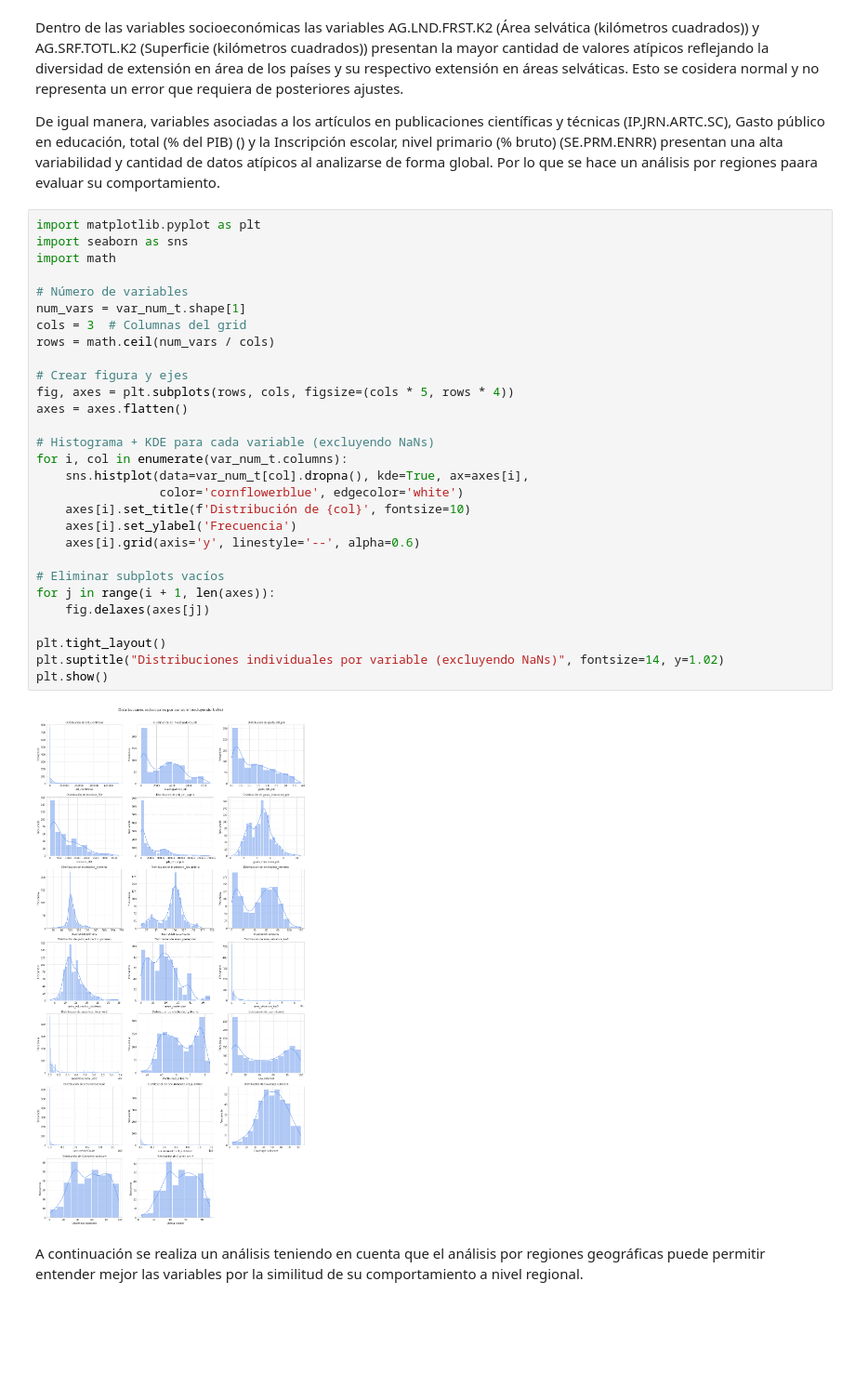
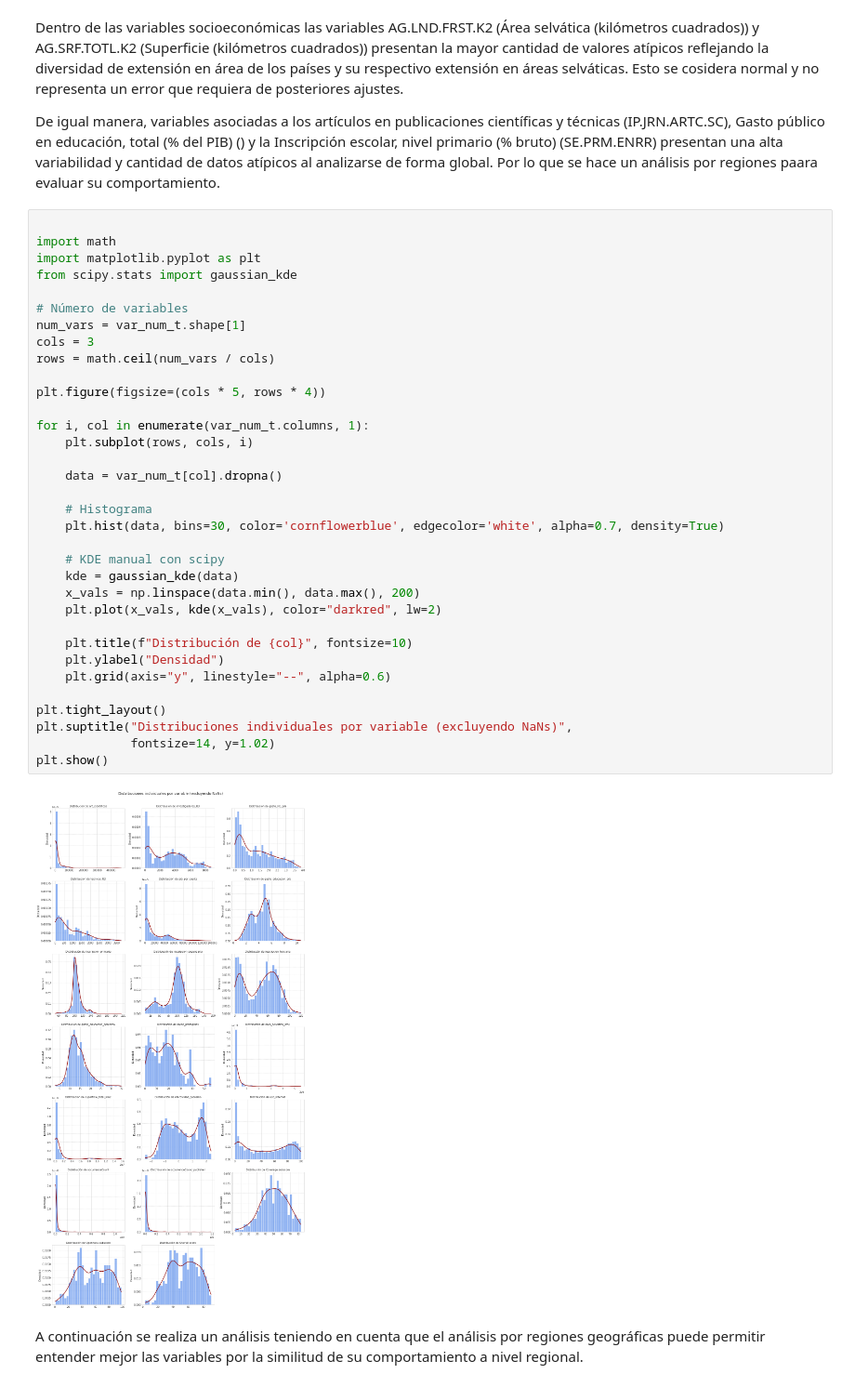
Before and after one commit to rortizgeo/Maestria_CD_Proyecto-Aplicado, a Jupyter notebook: PA_dataAnalysis.ipynb, the cells around one changed output. Shown at 93% size. Saved outputs shown, nothing was run; the diff lists cells and outputs as text; blank space fills up the shorter version.

Commit message:
Ajustes generales en nombres de variables y archivo final para modelar

```diff
--- a/PA_dataAnalysis.ipynb
+++ b/PA_dataAnalysis.ipynb
@@ -761,36 +770,41 @@ Dentro de las variables socioeconómicas las variables AG.LND.FRST.K2 (Área sel
 
 De igual manera, variables asociadas a los artículos en publicaciones científicas y técnicas (IP.JRN.ARTC.SC), Gasto público en educación, total (% del PIB) () y la Inscripción escolar, nivel primario (% bruto) (SE.PRM.ENRR) presentan una alta variabilidad y cantidad de datos atípicos al analizarse de forma global. Por lo que se hace un análisis por regiones paara evaluar su comportamiento.
 # %%
+
+import math
 import matplotlib.pyplot as plt
-import seaborn as sns
-import math
+from scipy.stats import gaussian_kde
 
 # Número de variables
 num_vars = var_num_t.shape[1]
-cols = 3  # Columnas del grid
+cols = 3
 rows = math.ceil(num_vars / cols)
 
-# Crear figura y ejes
-fig, axes = plt.subplots(rows, cols, figsize=(cols * 5, rows * 4))
-axes = axes.flatten()
+plt.figure(figsize=(cols * 5, rows * 4))
 
-# Histograma + KDE para cada variable (excluyendo NaNs)
-for i, col in enumerate(var_num_t.columns):
-    sns.histplot(data=var_num_t[col].dropna(), kde=True, ax=axes[i],
-                 color='cornflowerblue', edgecolor='white')
-    axes[i].set_title(f'Distribución de {col}', fontsize=10)
-    axes[i].set_ylabel('Frecuencia')
-    axes[i].grid(axis='y', linestyle='--', alpha=0.6)
+for i, col in enumerate(var_num_t.columns, 1):
+    plt.subplot(rows, cols, i)
 
-# Eliminar subplots vacíos
-for j in range(i + 1, len(axes)):
-    fig.delaxes(axes[j])
+    data = var_num_t[col].dropna()
+
+    # Histograma
+    plt.hist(data, bins=30, color='cornflowerblue', edgecolor='white', alpha=0.7, density=True)
+
+    # KDE manual con scipy
+    kde = gaussian_kde(data)
+    x_vals = np.linspace(data.min(), data.max(), 200)
+    plt.plot(x_vals, kde(x_vals), color="darkred", lw=2)
+
+    plt.title(f"Distribución de {col}", fontsize=10)
+    plt.ylabel("Densidad")
+    plt.grid(axis="y", linestyle="--", alpha=0.6)
 
 plt.tight_layout()
-plt.suptitle("Distribuciones individuales por variable (excluyendo NaNs)", fontsize=14, y=1.02)
+plt.suptitle("Distribuciones individuales por variable (excluyendo NaNs)",
+             fontsize=14, y=1.02)
 plt.show()
 # %% [output]
-[figure, old version]
+[figure, new version]
 # %% [markdown]
 A continuación se realiza un análisis teniendo en cuenta que el análisis por regiones geográficas puede permitir entender mejor las variables por la similitud de su comportamiento a nivel regional.
 # %%
```
Also changed, not shown: parts of 14 cells of this notebook.
